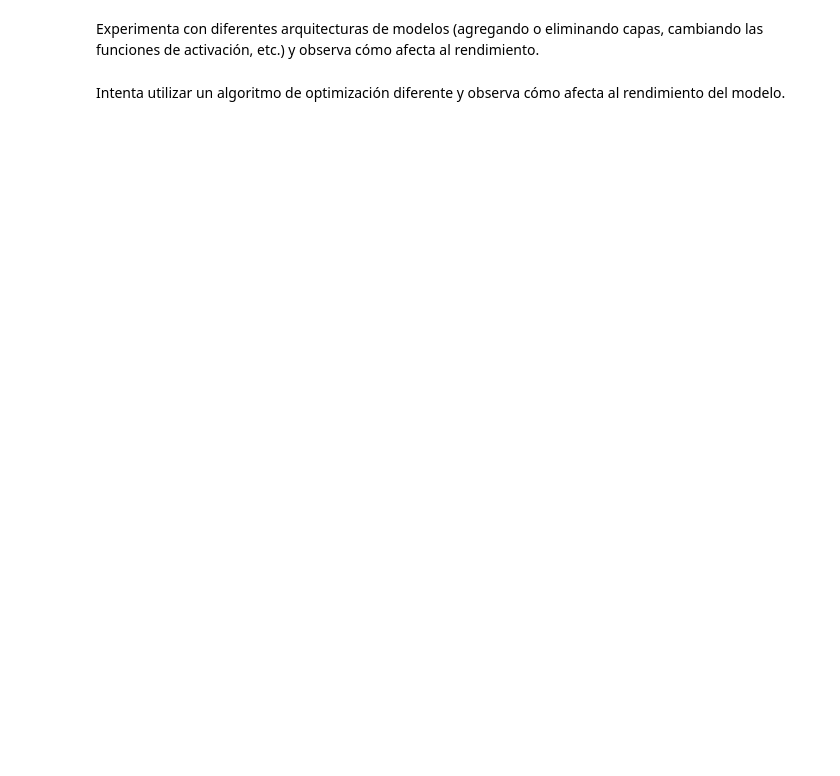
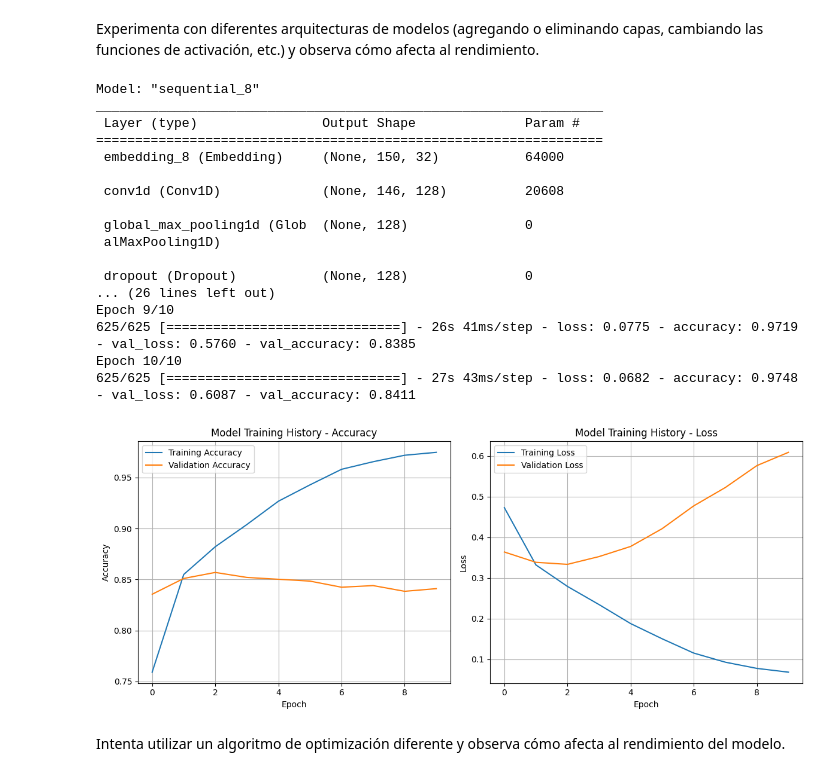
Before and after one commit to EdwinAR99/TalentoTECH-Repo, a Jupyter notebook: NLP_Keras_TalentoTECH.ipynb, the cells around one changed output. Cells and saved outputs as stored; diff of their text form; code cells hidden in the pictures; blank space fills up the shorter version.

```diff
--- a/NLP_Keras_TalentoTECH.ipynb
+++ b/NLP_Keras_TalentoTECH.ipynb
@@ -256,4 +351,75 @@ Modifica los parámetros del modelo (como el tamaño del vocabulario, la longitu
 # %% [markdown]
 Experimenta con diferentes arquitecturas de modelos (agregando o eliminando capas, cambiando las funciones de activación, etc.) y observa cómo afecta al rendimiento.
+# %%
+# Definir una nueva arquitectura de modelo
+modelN2 = keras.Sequential([
+    Embedding(vocab_size, embedding_dim, input_length=max_length),
+    Conv1D(128, 5, activation='relu'),
+    GlobalMaxPooling1D(),
+    Dropout(0.2),
+    Dense(64, activation='relu'),
+    Dense(1, activation='sigmoid')
+])
+
+# Compilar el nuevo modelo
+modelN2.compile(optimizer='adam',
+                  loss='binary_crossentropy',
+                  metrics=['accuracy'])
+
+# Print the model summary
+modelN2.summary()
+
+# Train the model
+history = modelN2.fit(
+    padded,
+    train_lbl,
+    epochs = 10,
+    batch_size=64,
+    verbose = 1,
+    validation_data = (test_padded, test_lbl)
+)
+
+# Create subplots
+fig, axes = plt.subplots(1, 2, figsize=(12, 5))
+
+# Graphic the training history - Accuracy
+axes[0].plot(history.history['accuracy'], label='Training Accuracy')
+axes[0].plot(history.history['val_accuracy'], label='Validation Accuracy')
+axes[0].set_title('Model Training History - Accuracy')
+axes[0].set_xlabel('Epoch')
+axes[0].set_ylabel('Accuracy')
+axes[0].legend()
+axes[0].grid(True)
+
+# Graphic the training history - Loss
+axes[1].plot(history.history['loss'], label='Training Loss')
+axes[1].plot(history.history['val_loss'], label='Validation Loss')
+axes[1].set_title('Model Training History - Loss')
+axes[1].set_xlabel('Epoch')
+axes[1].set_ylabel('Loss')
+axes[1].legend()
+axes[1].grid(True)
+
+plt.tight_layout()
+plt.show()
+# %% [output]
+Model: "sequential_8"
+_________________________________________________________________
+ Layer (type)                Output Shape              Param #
+=================================================================
+ embedding_8 (Embedding)     (None, 150, 32)           64000
+
+ conv1d (Conv1D)             (None, 146, 128)          20608
+
+ global_max_pooling1d (Glob  (None, 128)               0
+ alMaxPooling1D)
+
+ dropout (Dropout)           (None, 128)               0
+... (26 lines left out)
+Epoch 9/10
+625/625 [==============================] - 26s 41ms/step - loss: 0.0775 - accuracy: 0.9719 - val_loss: 0.5760 - val_accuracy: 0.8385
+Epoch 10/10
+625/625 [==============================] - 27s 43ms/step - loss: 0.0682 - accuracy: 0.9748 - val_loss: 0.6087 - val_accuracy: 0.8411
+[figure, added]
 # %% [markdown]
  Intenta utilizar un algoritmo de optimización diferente y observa cómo afecta al rendimiento del modelo.
```
Also changed, not shown: parts of 13 cells of this notebook.
